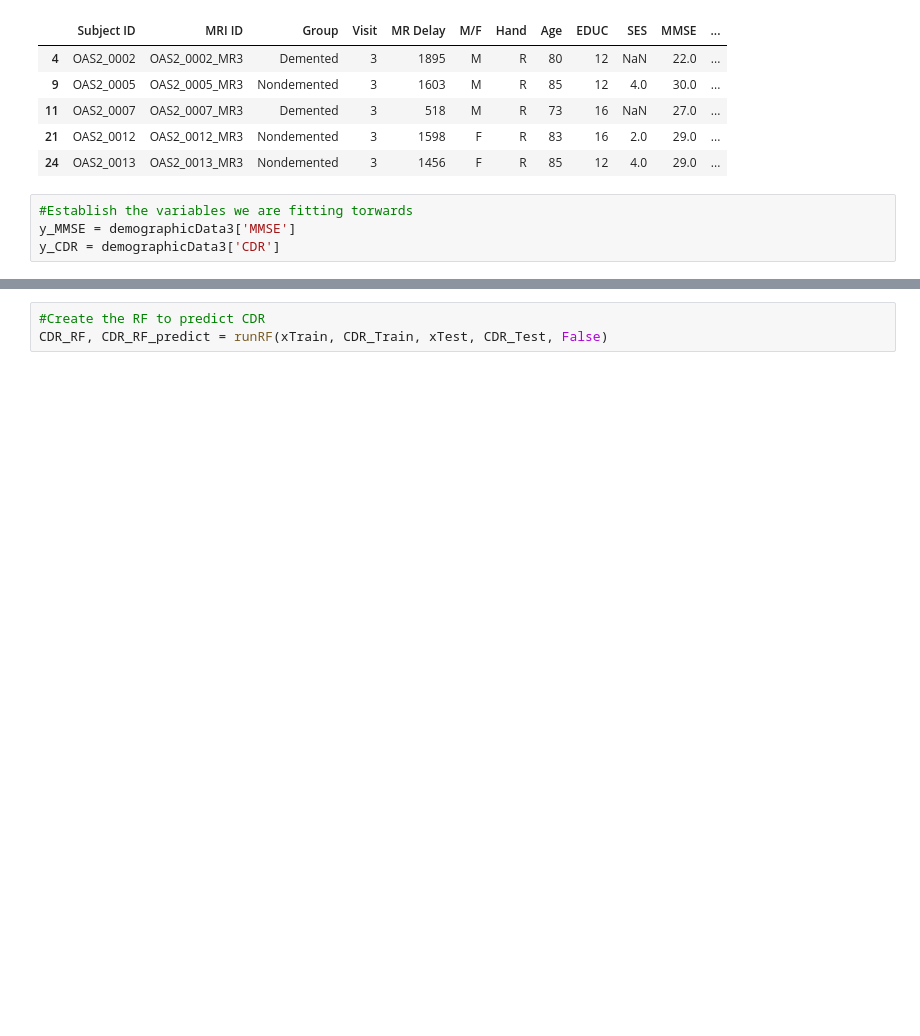
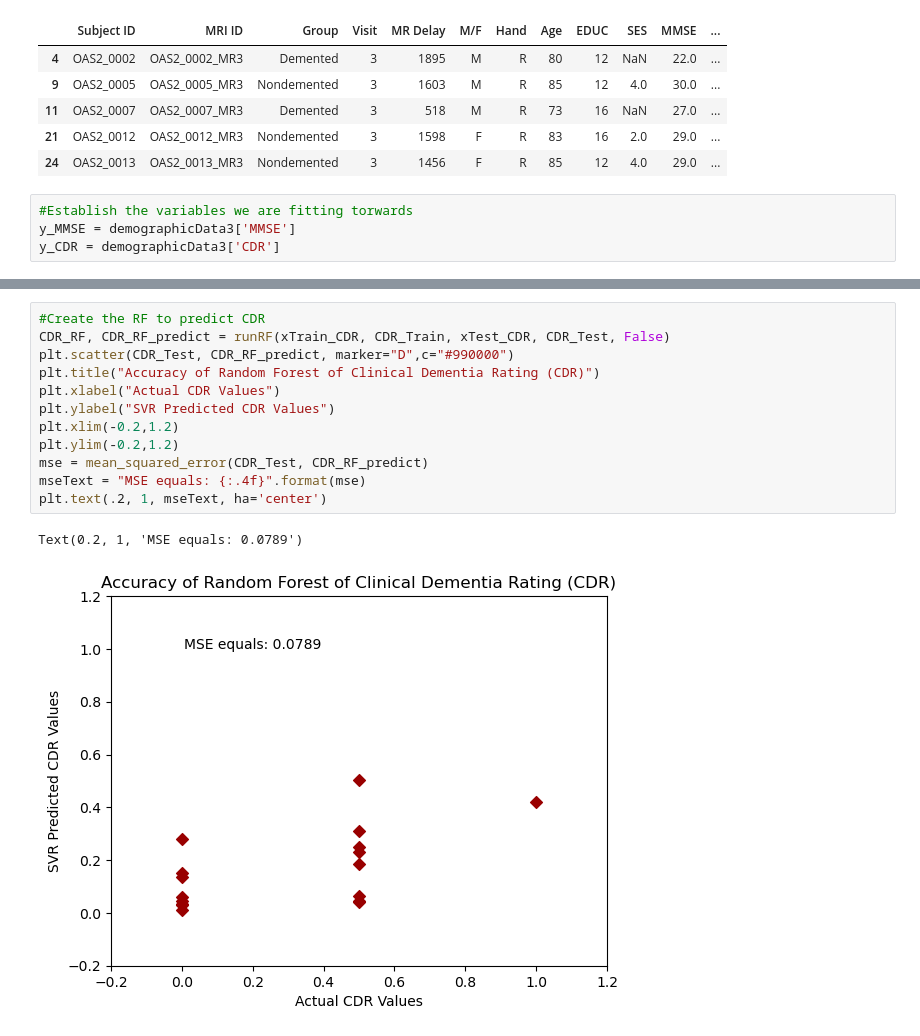
Before and after one commit to ricardjocelyn/high-dimensionality-prediction, a Jupyter notebook: SVMRandomForest.ipynb, the cells around one changed output, grey strips where cells are left out. Saved outputs shown, nothing was run; the diff lists cells and outputs as text; blank space fills up the shorter version.

```diff
--- a/SVMRandomForest.ipynb
+++ b/SVMRandomForest.ipynb
@@ -118,3 +123,15 @@ MMSE_RF, MMSE_RF_predict = runRF(xTrain, MMSE_Train, xTest, MMSE_Test, False)
 # %%
 #Create the RF to predict CDR
-CDR_RF, CDR_RF_predict = runRF(xTrain, CDR_Train, xTest, CDR_Test, False)
+CDR_RF, CDR_RF_predict = runRF(xTrain_CDR, CDR_Train, xTest_CDR, CDR_Test, False)
+plt.scatter(CDR_Test, CDR_RF_predict, marker="D",c="#990000")
+plt.title("Accuracy of Random Forest of Clinical Dementia Rating (CDR)")
+plt.xlabel("Actual CDR Values")
+plt.ylabel("SVR Predicted CDR Values")
+plt.xlim(-0.2,1.2)
+plt.ylim(-0.2,1.2)
+mse = mean_squared_error(CDR_Test, CDR_RF_predict)
+mseText = "MSE equals: {:.4f}".format(mse)
+plt.text(.2, 1, mseText, ha='center')
+# %% [output]
+Text(0.2, 1, 'MSE equals: 0.0789')
+[figure, added]
```
Also changed, not shown: parts of 8 cells of this notebook.
